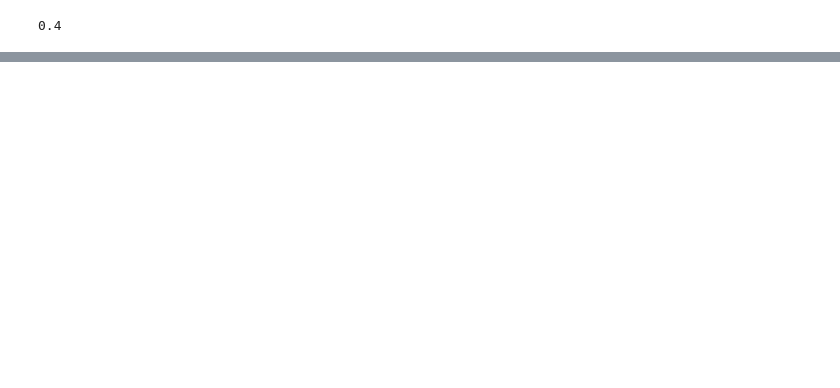
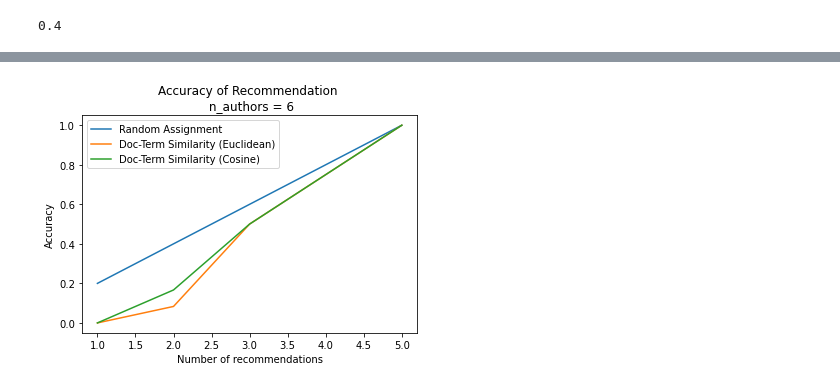
Before and after one commit to rooteco/tweetscape-experiments, a Jupyter notebook: python/notebooks/semantics/semantics.ipynb, the cells around one changed output, grey strips where cells are left out. Saved outputs shown, nothing was run; the diff lists cells and outputs as text; code cells hidden in the pictures; blank space fills up the shorter version.

Commit message:
correct math and revise summary plots

```diff
--- a/python/notebooks/semantics/semantics.ipynb
+++ b/python/notebooks/semantics/semantics.ipynb
@@ -119,8 +118,8 @@ tfidf.shape, X.shape
 author_docs = dict.fromkeys(authors.keys(), [])
 
 for author in authors.keys():
-    # Sum counts over all tweets
-    mat = tfidf[authors[author], :].sum(axis=0)
+    # Sum and average tfidf vectors for each author
+    mat = tfidf[authors[author], :].sum(axis=0)/len(authors[author])
     author_docs[author] = np.squeeze(np.asarray(mat))
 # %%
 # measure distance between tweets
@@ -160,7 +164,7 @@ most_similar('LauraDeming', euclidean)
 def completion_accuracy(source_acc: str, recs: list):
     # source_acc = account to recommend from
     # recs = list of recommended accounts
-    # returns number of TP
+    # returns TP count
 
     if source_acc in long_users:
         target_set = set(long_users)
@@ -169,8 +173,9 @@ def completion_accuracy(source_acc: str, recs: list):
     else:
         raise ValueError("source_acc not in any set")
 
+    target_set.remove(source_acc)
     tp = len(set(recs).intersection(target_set))
     return tp
 
-completion_accuracy('LauraDeming', most_similar('LauraDeming', euclidean))
+completion_accuracy('LauraDeming', most_similar('LauraDeming', cosine, 6))
 # %% [output]
@@ -189,11 +187,14 @@ from itertools import permutations
 # Generalises to n authors
 def random_acc(n_authors: int, n_recs: int) -> float:
     # Return accuracy of random assignment
+    # eg P(1/2 correct AND 2/2 correct) = 1 - P(0/2 correct) = 1 - (n-r)/n
 
     # Total authors to recommend from, exempting source
     n = n_authors - 1
     # Number of recommendations to make
     r = n_recs
+
+    return 1 - (n - r)/n
 
     # i is number of true positives
     p_0 = 0
@@ -217,18 +218,7 @@ def random_acc(n_authors: int, n_recs: int) -> float:
 
     return p_0
 
+
 random_acc(6, 2)
 # %% [output]
 0.4
-# %%
-# See how accuracy scales with n
-n_authors = np.linspace(2, 1000)
-n_recs = 2
-accs = [random_acc(n, n_recs) for n in n_authors]
-
-# plot
-plt.plot(n_authors, accs)
-plt.xlabel('Number of authors to recommend from')
-plt.ylabel('Accuracy')
-plt.title("Accuracy of Random Recommendation")
-plt.show()
@@ -285,0 +284,22 @@ Accuracy of Random Assignment: 40.00%
+# %%
+# See how accuracy scales with n
+n_authors = 6
+n_recs = range(1, n_authors)
+
+random_accs = [random_acc(n_authors, n) for n in n_recs]
+
+# plot
+plt.plot(n_recs, random_accs, label = 'Random Assignment')
+# plot docterm accuracy
+plt.plot(n_recs, euclidean_accuracies, label='Doc-Term Similarity (Euclidean)')
+plt.plot(n_recs, cosine_accuracies, label='Doc-Term Similarity (Cosine)')
+
+plt.xlabel('Number of recommendations')
+plt.ylabel('Accuracy')
+plt.title(f"Accuracy of Recommendation \n n_authors = {n_authors}")
+
+
+plt.legend()
+plt.show()
+# %% [output]
+[figure, added]
```
Also changed, not shown: parts of 9 cells of this notebook.
